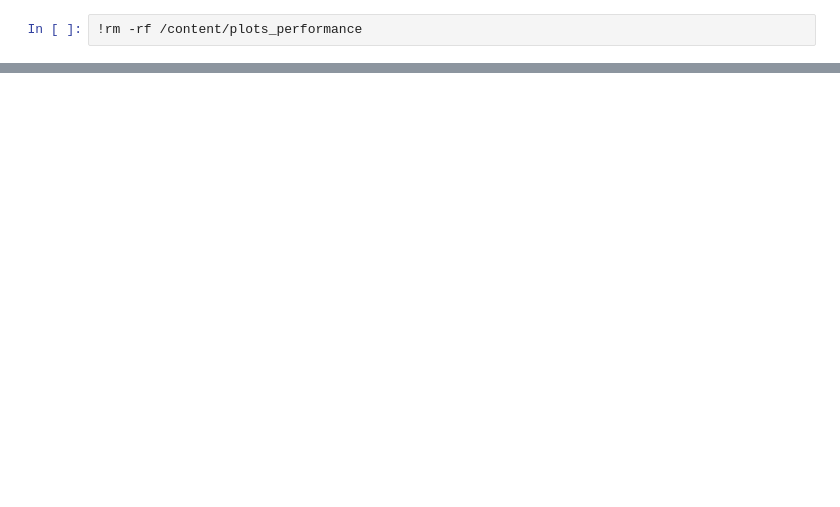
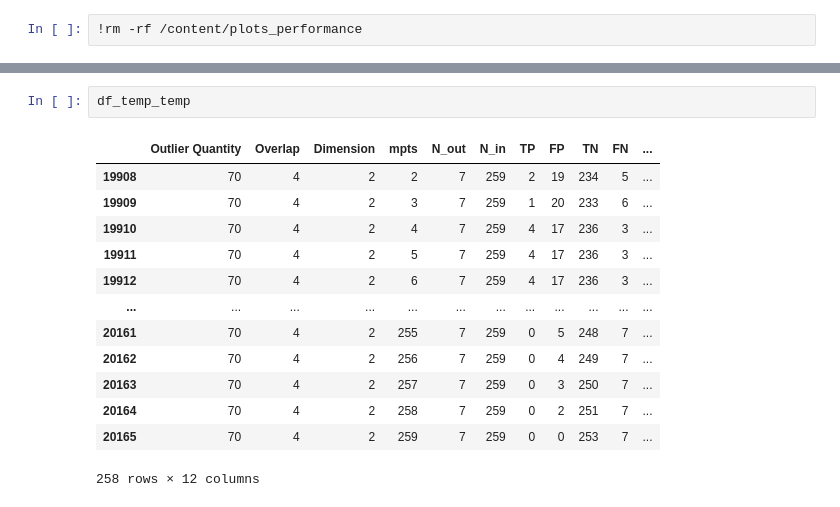
Before and after one commit to NeuralClassifier/HDBSCAN-OutlierDetect, a Jupyter notebook: Plotting_Performance.ipynb, the cells around one changed output, grey strips where cells are left out. Cells and saved outputs as stored; diff of their text form; blank space fills up the shorter version.

```diff
--- a/Plotting_Performance.ipynb
+++ b/Plotting_Performance.ipynb
@@ -250,0 +289,16 @@ for i in vary:
+# %%
+df_temp_temp
+# %% [output]
+|  | Outlier Quantity | Overlap | Dimension | mpts | N_out | N_in | TP | FP | TN | FN | ... |
+| 19908 | 70 | 4 | 2 | 2 | 7 | 259 | 2 | 19 | 234 | 5 | ... |
+| 19909 | 70 | 4 | 2 | 3 | 7 | 259 | 1 | 20 | 233 | 6 | ... |
+| 19910 | 70 | 4 | 2 | 4 | 7 | 259 | 4 | 17 | 236 | 3 | ... |
+| 19911 | 70 | 4 | 2 | 5 | 7 | 259 | 4 | 17 | 236 | 3 | ... |
+| 19912 | 70 | 4 | 2 | 6 | 7 | 259 | 4 | 17 | 236 | 3 | ... |
+| ... | ... | ... | ... | ... | ... | ... | ... | ... | ... | ... | ... |
+| 20161 | 70 | 4 | 2 | 255 | 7 | 259 | 0 | 5 | 248 | 7 | ... |
+| 20162 | 70 | 4 | 2 | 256 | 7 | 259 | 0 | 4 | 249 | 7 | ... |
+| 20163 | 70 | 4 | 2 | 257 | 7 | 259 | 0 | 3 | 250 | 7 | ... |
+| 20164 | 70 | 4 | 2 | 258 | 7 | 259 | 0 | 2 | 251 | 7 | ... |
+| 20165 | 70 | 4 | 2 | 259 | 7 | 259 | 0 | 0 | 253 | 7 | ... |
+258 rows × 12 columns
```
Also changed, not shown: parts of 6 cells of this notebook.
